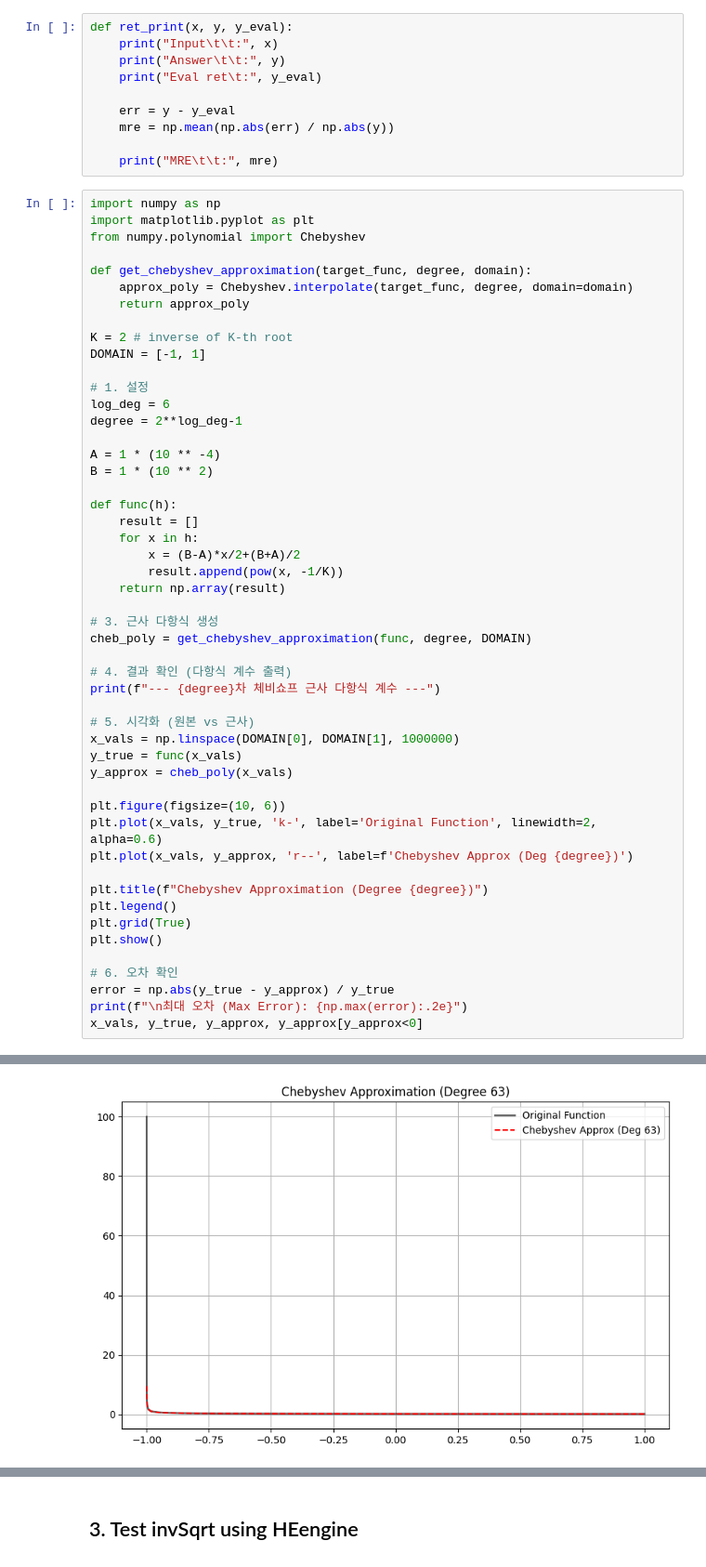
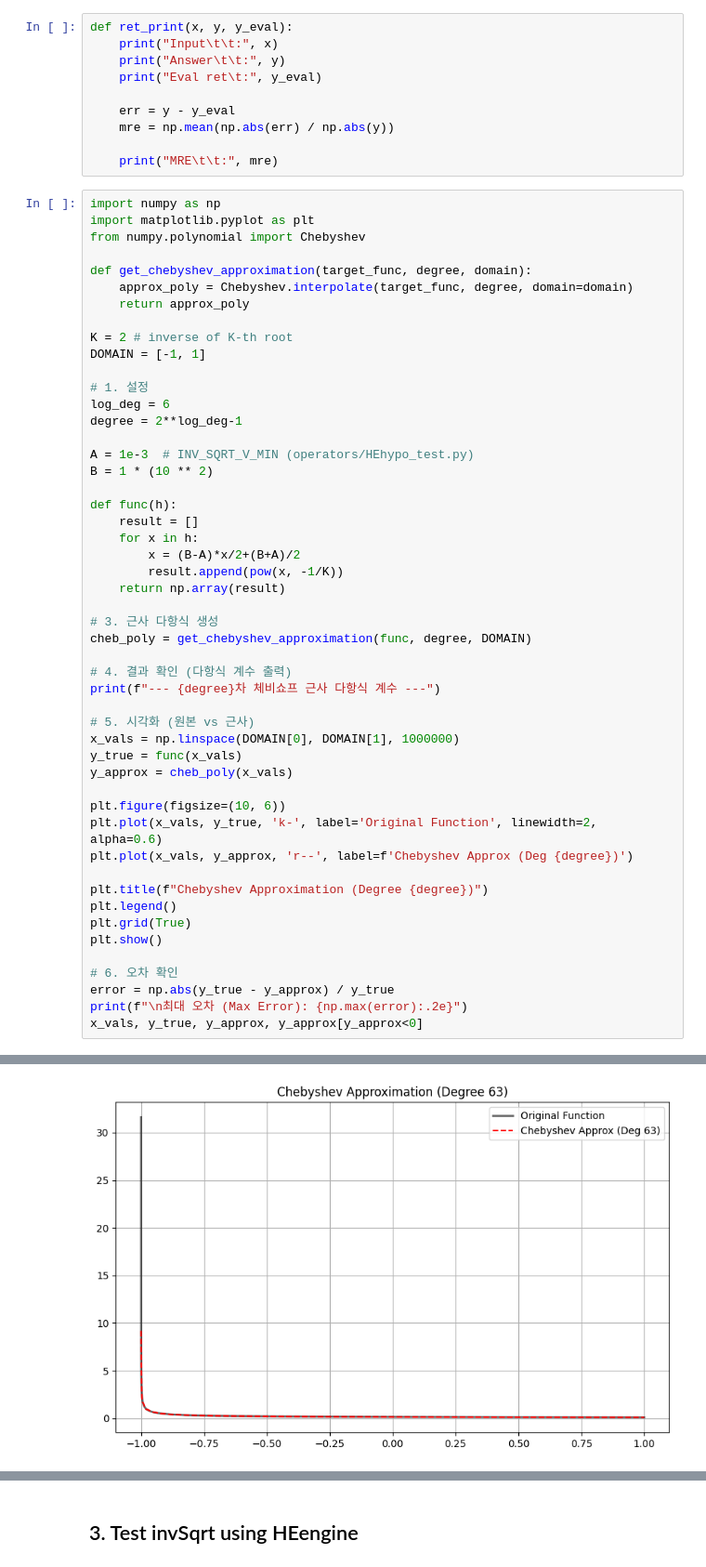
Before and after one commit to hm-choi/pp_test, a Jupyter notebook: coeffs/approx.ipynb, the cells around one changed output, grey strips where cells are left out. Shown at 93% size. Saved outputs shown, nothing was run; the diff lists cells and outputs as text.

```diff
--- a/coeffs/approx.ipynb
+++ b/coeffs/approx.ipynb
@@ -66,7 +66,7 @@ DOMAIN = [-1, 1]
 log_deg = 6
 degree = 2**log_deg-1
 
-A = 1 * (10 ** -4)
+A = 1e-3  # INV_SQRT_V_MIN (operators/HEhypo_test.py)
 B = 1 * (10 ** 2)
 
 def func(h):
@@ -75,31 +75,31 @@ def func(h):
         x = (B-A)*x/2+(B+A)/2
         result.append(pow(x, -1/K))
     return np.array(result)
 
 # 3. 근사 다항식 생성
 cheb_poly = get_chebyshev_approximation(func, degree, DOMAIN)
 
 # 4. 결과 확인 (다항식 계수 출력)
 print(f"--- {degree}차 체비쇼프 근사 다항식 계수 ---")
 
 # 5. 시각화 (원본 vs 근사)
 x_vals = np.linspace(DOMAIN[0], DOMAIN[1], 1000000)
 y_true = func(x_vals)
 y_approx = cheb_poly(x_vals)
 
 plt.figure(figsize=(10, 6))
 plt.plot(x_vals, y_true, 'k-', label='Original Function', linewidth=2, alpha=0.6)
 plt.plot(x_vals, y_approx, 'r--', label=f'Chebyshev Approx (Deg {degree})')
 
 plt.title(f"Chebyshev Approximation (Degree {degree})")
 plt.legend()
 plt.grid(True)
 plt.show()
 
 # 6. 오차 확인
 error = np.abs(y_true - y_approx) / y_true
 print(f"\n최대 오차 (Max Error): {np.max(error):.2e}")
 x_vals, y_true, y_approx, y_approx[y_approx<0]
 # %% [output]
 --- 63차 체비쇼프 근사 다항식 계수 ---
-[figure, old version]
+[figure, new version]
```
Also changed, not shown: parts of 12 cells of this notebook, 39 other files.
